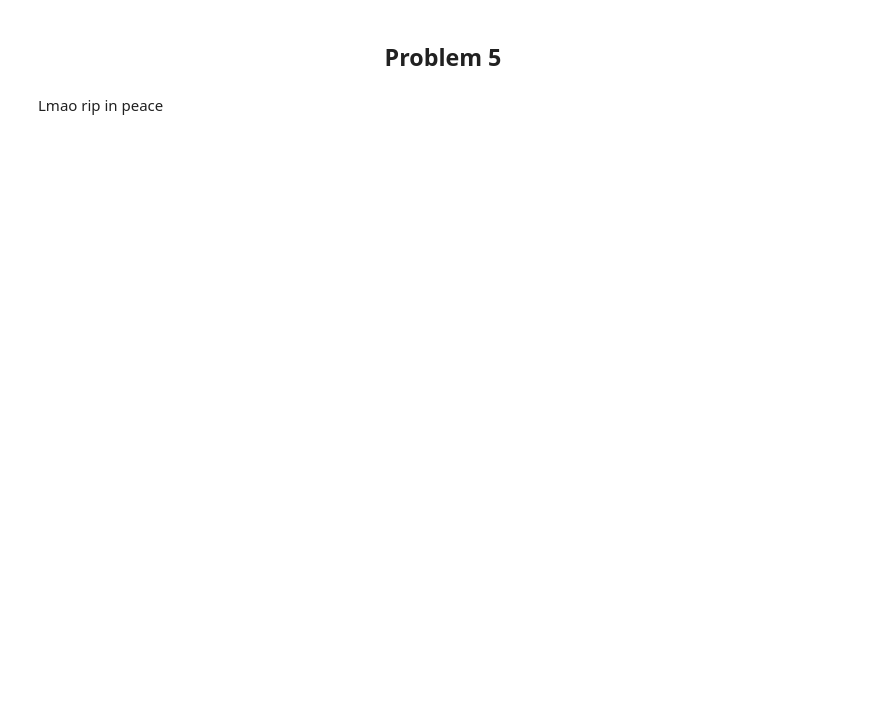
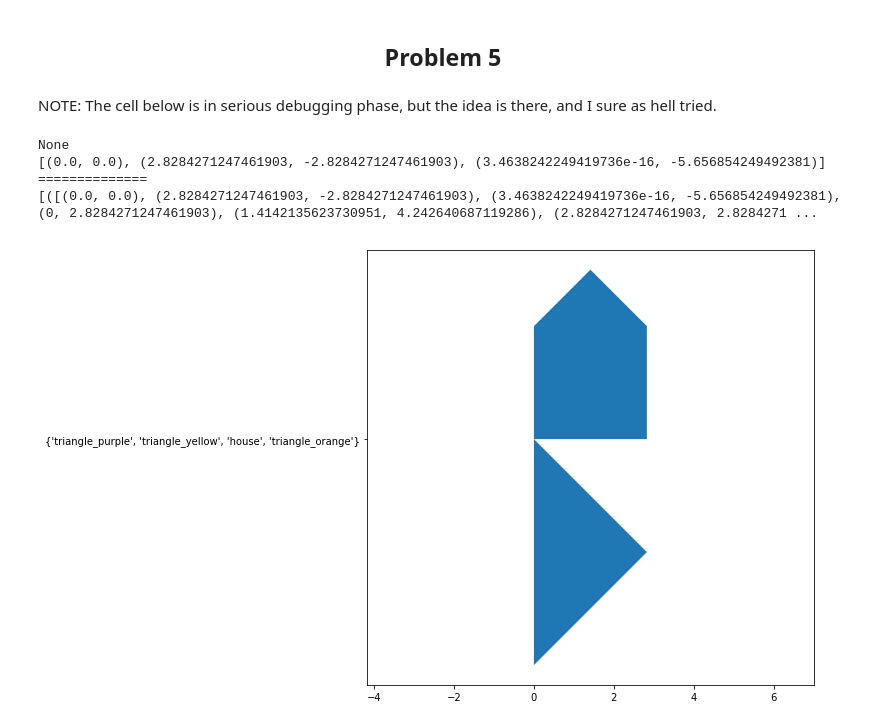
Before and after one commit to capuanomat/AE-8803-Mathematical-Foundations-of-Autonomy, a Jupyter notebook: Homework 2/Homework_2.ipynb, the cells around one changed output. Saved outputs shown, nothing was run; the diff lists cells and outputs as text; code cells hidden in the pictures; blank space fills up the shorter version.

Commit message:
Some debugging left for P5 get_neighbors, everything else done

```diff
--- a/Homework 2/Homework_2.ipynb
+++ b/Homework 2/Homework_2.ipynb
@@ -374,6 +381,12 @@ class NPuzzle():
                     print(configuration[coordinate])
                 else:
                     print(configuration[coordinate], end = ' ')
+
+
+    def is_goal_state(self, state):
+        """Function to check if a given state is the goal state."""
+        return state == self.goal_state
+
 
     def find_neighbors(self, state):
         """Function to find neighboring states.
@@ -597,0 +613,10 @@ _ 4 5
+# %%
+print('\n***** Average Number of States Expanded Using A* on 8-Puzzle with Number of Misplaced Tiles as Heuristic (h1)*****')
+states_expanded_h1 = []
+for i in range(100):
+    if (i % 10) == 0:
+        print('Running iteration: ', i)
+    expanded_nodes = a_star(eight_puzzle, count_num_misplaced_tiles)
+    states_expanded_h1.append(len(expanded_nodes))
+
+print("This heuristic expanded an average of ", sum(states_expanded_h1) / len(states_expanded_h1), "states.")
@@ -597,0 +636,10 @@ _ 4 5
+# %%
+print('\n***** Average Number of States Expanded Using A* on 8-Puzzle with Total Piece Misalignments as Heuristic*****')
+states_expanded_2 = []
+for i in range(100):
+    if (i % 10) == 0:
+        print('Running iteration: ', i)
+    expanded_nodes = a_star(eight_puzzle, count_sum_misplaced_distances)
+    states_expanded_2.append(len(expanded_nodes))
+
+print("This heuristic expanded an average of ", sum(states_expanded_2) / len(states_expanded_2), "states.")
@@ -598,4 +659,12 @@ _ 4 5
 # %% [markdown]
 ## <center> Problem 5 </center>
-# %% [markdown]
-Lmao rip in peace
+# %%
+# Shorthands to identify shapes
+RED = 'square'
+BLUE = 'house'
+YELLOW = 'triangle_yellow'
+PURPLE = 'triangle_purple'
+GREEN = 'triangle_green'
+ORANGE = 'triangle_orange'
+# %% [markdown]
+NOTE: The cell below is in serious debugging phase, but the idea is there, and I sure as hell tried.
@@ -601,0 +860,13 @@ Lmao rip in peace
+# %%
+# Testing printing of geometries
+problem = ColorGeometry()
+neighbors = problem.find_neighbors(problem.start_state)
+print('==============')
+print(neighbors)
+problem.print_state(neighbors[0])
+# %% [output]
+None
+[(0.0, 0.0), (2.8284271247461903, -2.8284271247461903), (3.4638242249419736e-16, -5.656854249492381)]
+==============
+[([(0.0, 0.0), (2.8284271247461903, -2.8284271247461903), (3.4638242249419736e-16, -5.656854249492381), (0, 2.8284271247461903), (1.4142135623730951, 4.242640687119286), (2.8284271247461903, 2.8284271 ...
+[figure, added]
```
Also changed, not shown: parts of 14 cells of this notebook, 1 other file.
